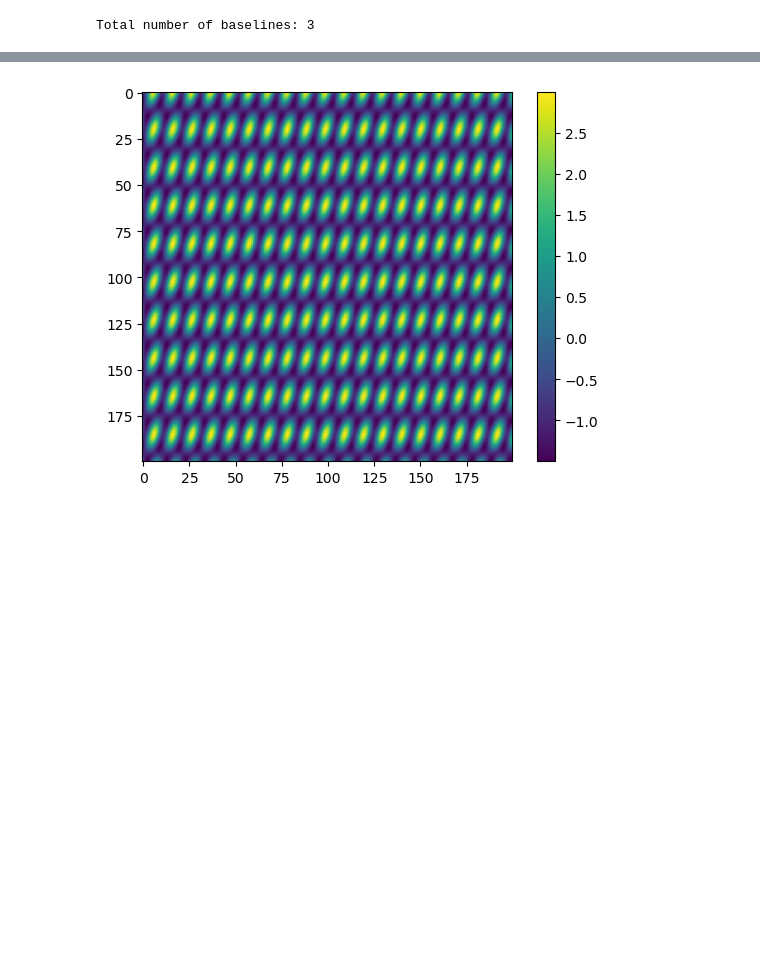
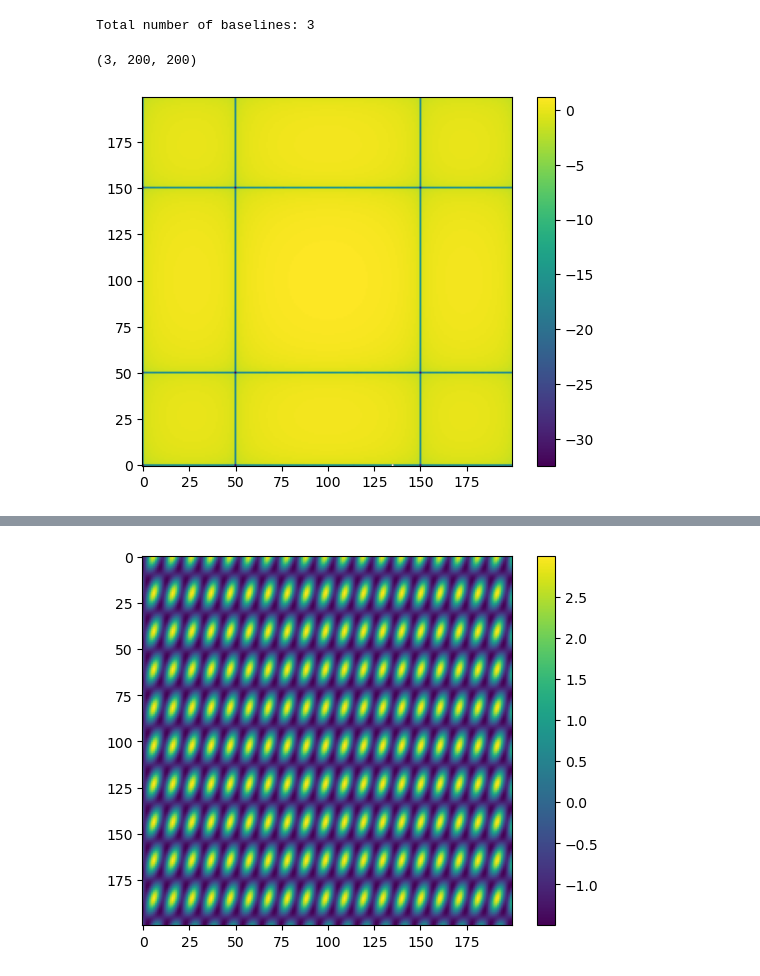
Before and after one commit to mwanakijiji/life_detectors, a Jupyter notebook: notebooks/dev_transmission_screens.ipynb, the cells around one changed output, grey strips where cells are left out. Saved outputs shown, nothing was run; the diff lists cells and outputs as text; code cells hidden in the pictures; blank space fills up the shorter version.

```diff
--- a/notebooks/dev_transmission_screens.ipynb
+++ b/notebooks/dev_transmission_screens.ipynb
@@ -242,2 +250,17 @@ test_new = R_theta_vec(A_vec=A_vec, x_vec=x_vec, phi_dc_vec_rad=phi_dc_vec_rad,
 # %% [output]
 Total number of baselines: 3
+# %%
+np.shape(response_cube)
+# %% [output]
+(3, 200, 200)
+# %%
+# FFT of a scene
+test_new_fft = np.fft.fftshift(np.fft.fft2(astro_cube[0,:,:]))
+
+
+
+plt.imshow(np.log10(np.abs(test_new_fft)), origin='lower')
+plt.colorbar()
+plt.show()
+# %% [output]
+[figure, added]
```
Also changed, not shown: parts of 20 cells of this notebook.
